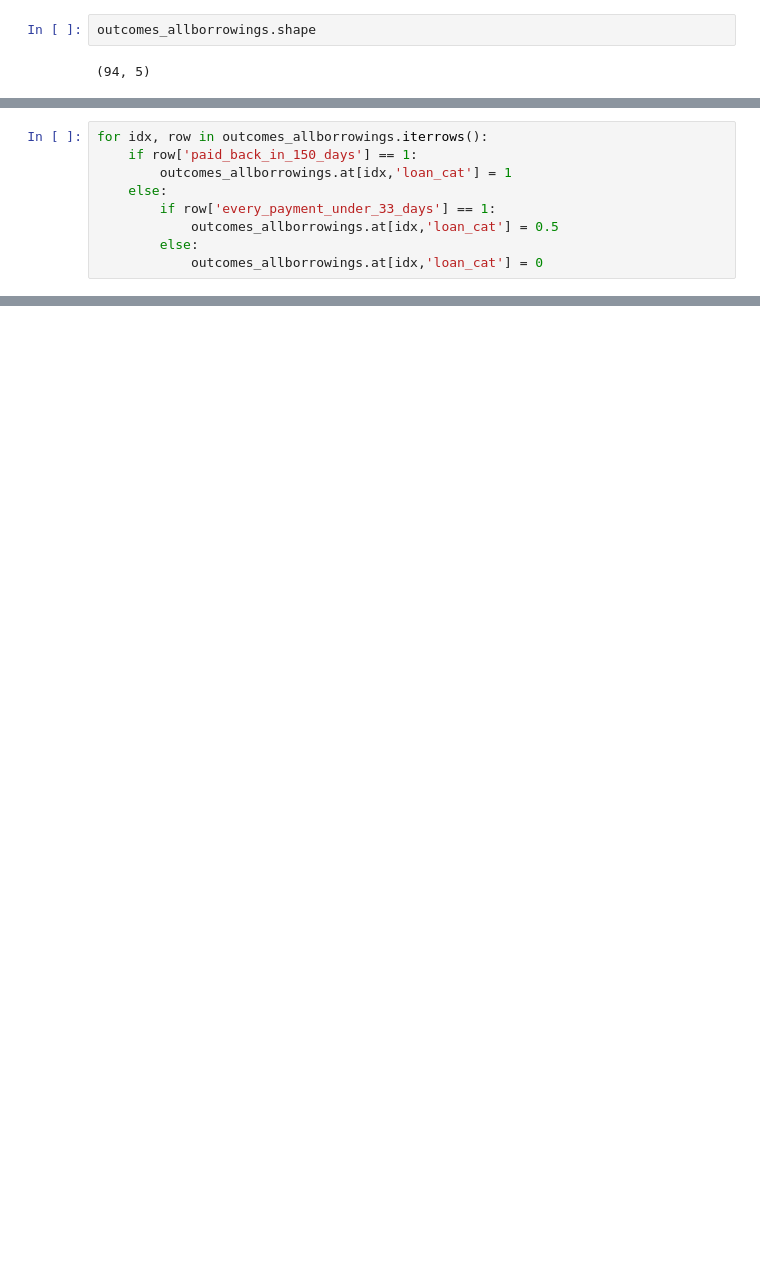
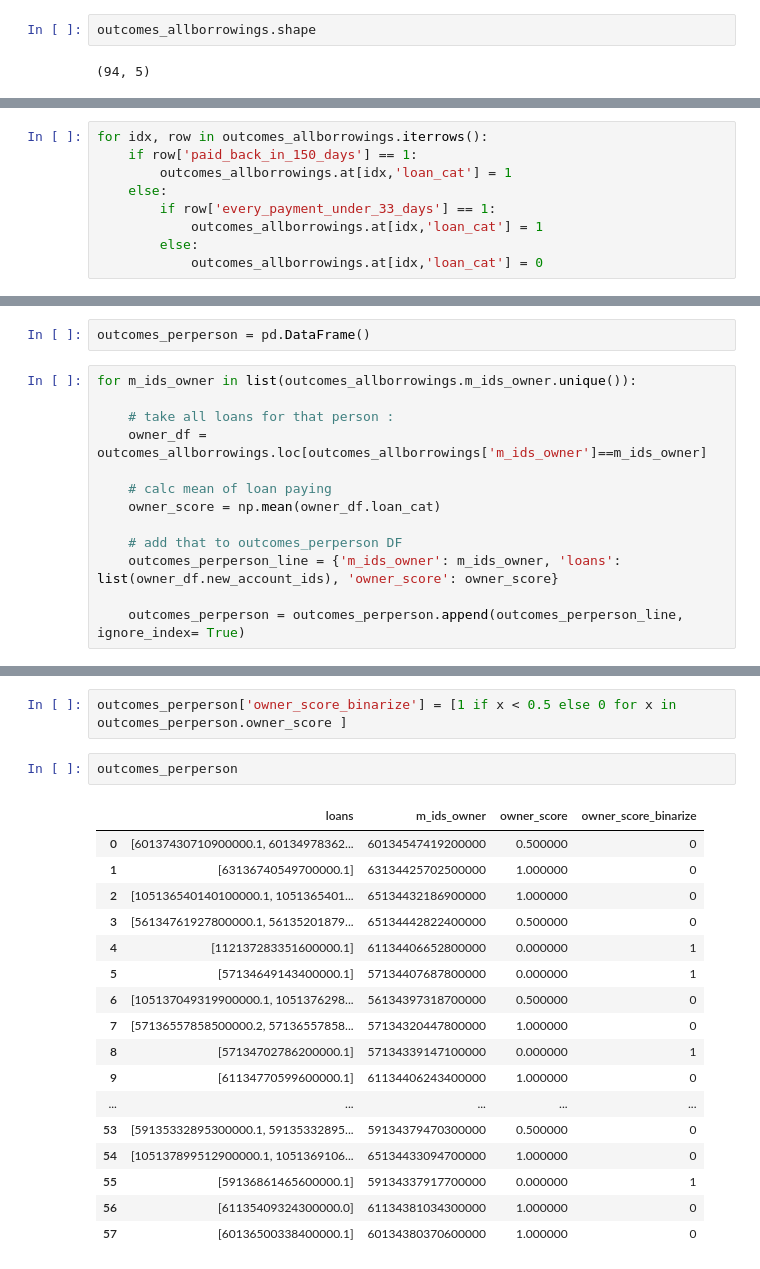
Before and after one commit to julclu/kenya_financial_diaries, a Jupyter notebook: julia/categorize_loanpayer_per_person.ipynb, the cells around one changed output, grey strips where cells are left out. Cells and saved outputs as stored; diff of their text form; blank space fills up the shorter version.

```diff
--- a/julia/categorize_loanpayer_per_person.ipynb
+++ b/julia/categorize_loanpayer_per_person.ipynb
@@ -116,7 +116,7 @@ for idx, row in outcomes_allborrowings.iterrows():
         outcomes_allborrowings.at[idx,'loan_cat'] = 1
     else:
         if row['every_payment_under_33_days'] == 1:
-            outcomes_allborrowings.at[idx,'loan_cat'] = 0.5
+            outcomes_allborrowings.at[idx,'loan_cat'] = 1
         else:
             outcomes_allborrowings.at[idx,'loan_cat'] = 0
 # %%
@@ -141,0 +128,15 @@ outcomes_allborrowings
+# %%
+outcomes_perperson = pd.DataFrame()
+# %%
+for m_ids_owner in list(outcomes_allborrowings.m_ids_owner.unique()):
+
+    # take all loans for that person :
+    owner_df = outcomes_allborrowings.loc[outcomes_allborrowings['m_ids_owner']==m_ids_owner]
+
+    # calc mean of loan paying
+    owner_score = np.mean(owner_df.loan_cat)
+
+    # add that to outcomes_perperson DF
+    outcomes_perperson_line = {'m_ids_owner': m_ids_owner, 'loans': list(owner_df.new_account_ids), 'owner_score': owner_score}
+
+    outcomes_perperson = outcomes_perperson.append(outcomes_perperson_line, ignore_index= True)
@@ -141,0 +163,22 @@ outcomes_allborrowings
+# %%
+outcomes_perperson['owner_score_binarize'] = [1 if x < 0.5 else 0 for x in outcomes_perperson.owner_score ]
+# %%
+outcomes_perperson
+# %% [output]
+|  | loans | m_ids_owner | owner_score | owner_score_binarize |
+| 0 | [60137430710900000.1, 60134978362... | 60134547419200000 | 0.500000 | 0 |
+| 1 | [63136740549700000.1] | 63134425702500000 | 1.000000 | 0 |
+| 2 | [105136540140100000.1, 1051365401... | 65134432186900000 | 1.000000 | 0 |
+| 3 | [56134761927800000.1, 56135201879... | 65134442822400000 | 0.500000 | 0 |
+| 4 | [112137283351600000.1] | 61134406652800000 | 0.000000 | 1 |
+| 5 | [57134649143400000.1] | 57134407687800000 | 0.000000 | 1 |
+| 6 | [105137049319900000.1, 1051376298... | 56134397318700000 | 0.500000 | 0 |
+| 7 | [57136557858500000.2, 57136557858... | 57134320447800000 | 1.000000 | 0 |
+| 8 | [57134702786200000.1] | 57134339147100000 | 0.000000 | 1 |
+| 9 | [61134770599600000.1] | 61134406243400000 | 1.000000 | 0 |
+| ... | ... | ... | ... | ... |
+| 53 | [59135332895300000.1, 59135332895... | 59134379470300000 | 0.500000 | 0 |
+| 54 | [105137899512900000.1, 1051369106... | 65134433094700000 | 1.000000 | 0 |
+| 55 | [59136861465600000.1] | 59134337917700000 | 0.000000 | 1 |
+| 56 | [61135409324300000.0] | 61134381034300000 | 1.000000 | 0 |
+| 57 | [60136500338400000.1] | 60134380370600000 | 1.000000 | 0 |
```
Also changed, not shown: parts of 4 cells of this notebook, 1 other file.
